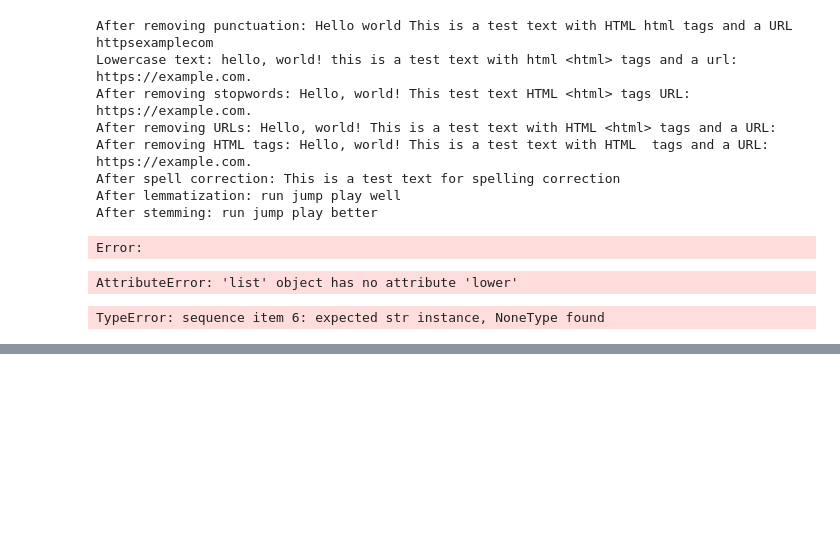
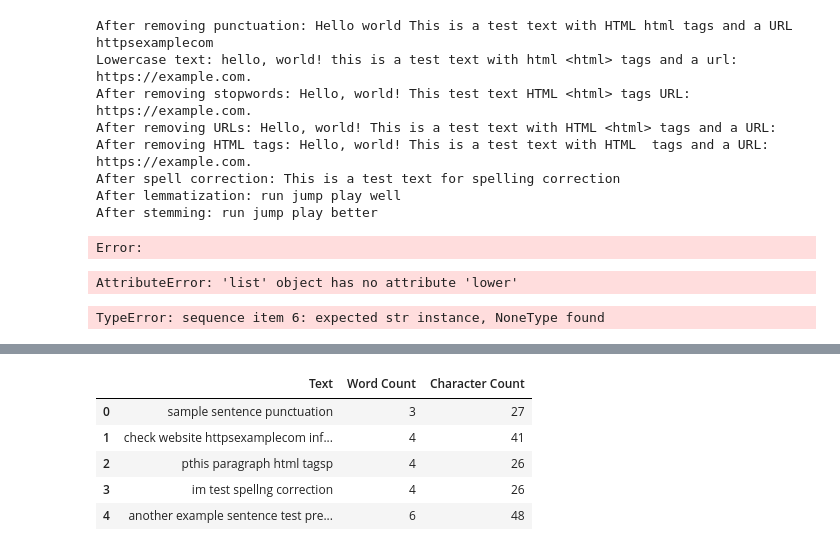
Before and after one commit to Gaurav-Jaiswal-1/Text-Preprocessing-Toolkit, a Jupyter notebook: experiments/preprocessing.ipynb, the cells around one changed output, grey strips where cells are left out. Saved outputs shown, nothing was run; the diff lists cells and outputs as text; code cells hidden in the pictures; blank space fills up the shorter version.

```diff
--- a/experiments/preprocessing.ipynb
+++ b/experiments/preprocessing.ipynb
@@ -642,0 +791,33 @@ TypeError: sequence item 6: expected str instance, NoneType found
+# %%
+# Import the TextPreprocessor class
+
+# Initialize the TextPreprocessor
+processor = TextPreprocessor()
+
+# Sample text data
+texts = [
+    "This is a sample sentence, with punctuation!",
+    "Check out the website: https://example.com for more information.",
+    "<p>This is a paragraph with HTML tags.</p>",
+    "I'm here to test spellng corrections.",
+    "Another example sentence for testing preprocessing steps."
+]
+
+# Apply preprocessing with a custom pipeline
+cleaned_texts = [processor.preprocess(text, steps=[
+
+    "lowercase", "remove_punctuation", "remove_stopwords",
+    "lemmatize_text", "remove_special_characters", "remove_url", "remove_html_tags"
+
+
+    ]) for text in texts]
+
+# Display the first few cleaned texts
+processor.head(cleaned_texts)
+# %% [output]
+|  | Text | Word Count | Character Count |
+| 0 | sample sentence punctuation | 3 | 27 |
+| 1 | check website httpsexamplecom inf... | 4 | 41 |
+| 2 | pthis paragraph html tagsp | 4 | 26 |
+| 3 | im test spellng correction | 4 | 26 |
+| 4 | another example sentence test pre... | 6 | 48 |
```
Also changed, not shown: parts of 1 cell of this notebook, 2 other files.
